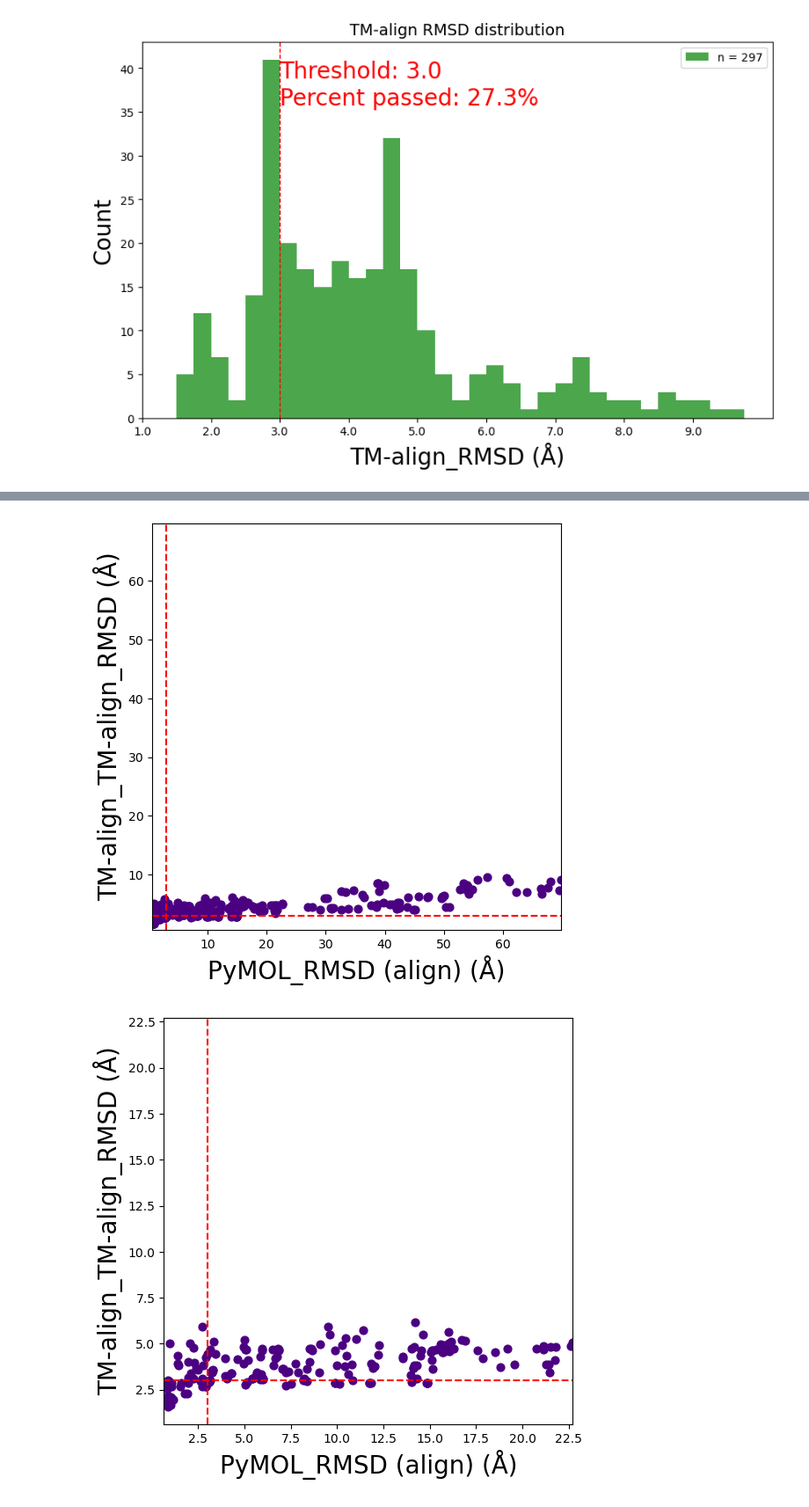
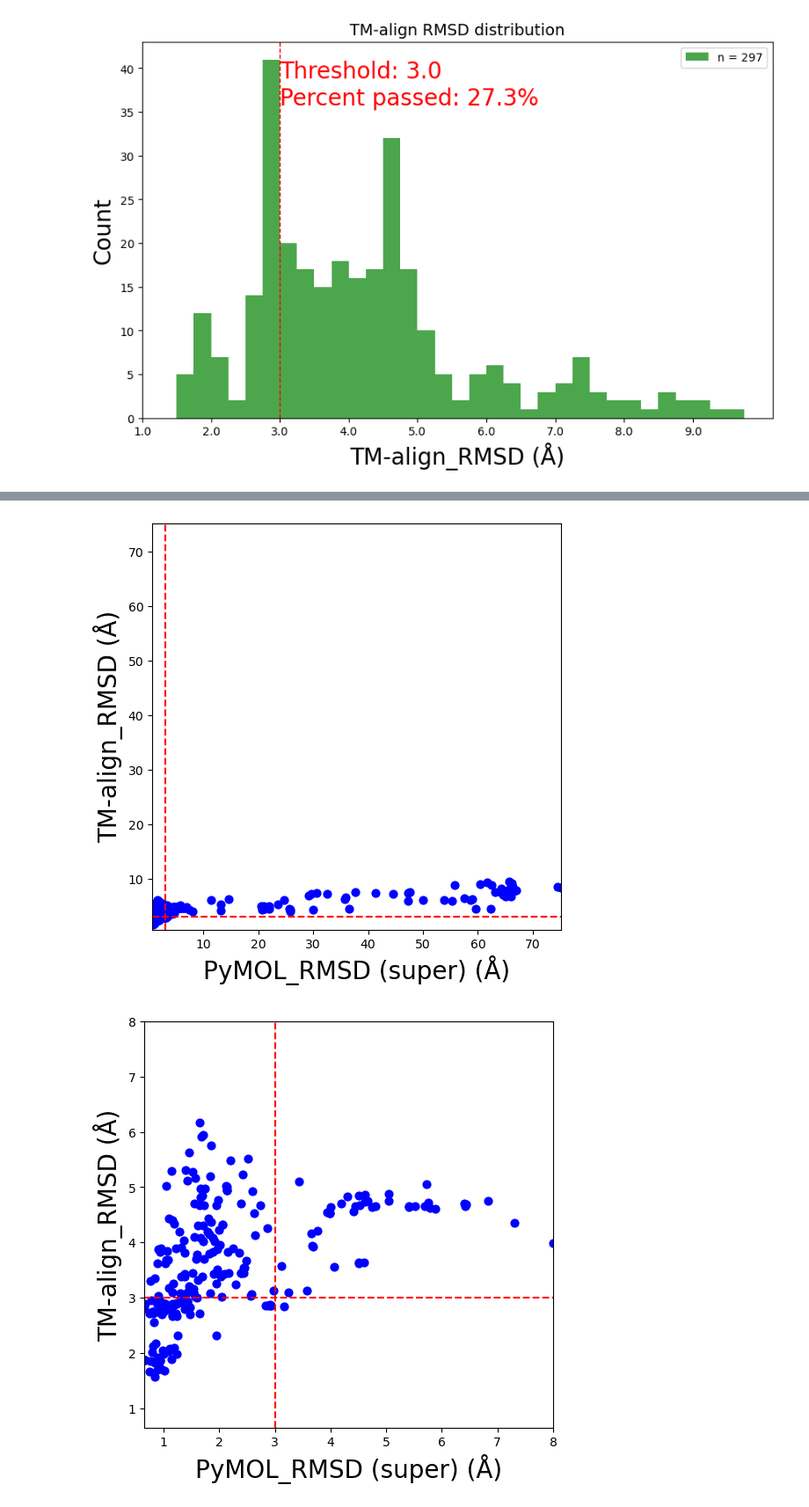
Before and after one commit to juliandeanmoran/BISSH, a Jupyter notebook: vis/plot_pymol_alignment_performance.ipynb, the cells around one changed output, grey strips where cells are left out. Shown at 88% size. Drawn from its saved outputs; the diff is of its cells as text; code cells hidden in the pictures.

```diff
--- a/vis/plot_pymol_alignment_performance.ipynb
+++ b/vis/plot_pymol_alignment_performance.ipynb
@@ -41,8 +41,8 @@ logger = logging.getLogger(__name__)
 #      Args
 # ────────────────────────────────────────────────────────────
 
-PM_ALIGN_METHOD = "align" # set to "cealign", "super", or "align"
-PLOT_COLOUR = "indigo"
+PM_ALIGN_METHOD = "super" # set to "cealign", "super", or "align"
+PLOT_COLOUR = "blue"
 
 args = {
     "data_file_pm_al": f"{INSTALL_PATH}/results/test_pymol_align/pymol_alignment_performance_{PM_ALIGN_METHOD}.tsv",
@@ -360,40 +360,40 @@ plot_scatter(
     col_x=args["col_pm_rmsd"],
     col_y=args["col_tm_rmsd"],
     x_axis_label=f'{args["col_pm_rmsd"]} ({PM_ALIGN_METHOD}) (Å)',
-    y_axis_label=f'TM-align_{args["col_tm_rmsd"]} (Å)',
+    y_axis_label=f'{args["col_tm_rmsd"]} (Å)',
     threshold=3.0,
     dot_colour=PLOT_COLOUR,
     out_path=f"{args['out_dir']}/scatter_pymol-{PM_ALIGN_METHOD}_tm-align_n={len(df_al_metrics)}",
 )
 # %% [output]
-[figure, old version]
+[figure, new version]
 # %%
 # ────────────────────────────────────────────────────────────
 #      Zoomed in scatter
 # ────────────────────────────────────────────────────────────
 
 df_pm_al_filt = df_pm_al.filter(
-    (pl.col(args["col_pm_rmsd"]) <= 25.0)
+    (pl.col(args["col_pm_rmsd"]) <= 10.0)
     .alias(args["col_pm_rmsd"])
 )
 df_pm_al_filt
 
 df_al_metrics_filt = df_tm_al.join(
     df_pm_al_filt,
     left_on=[args["col_tm_query_id"], args["col_tm_target_id"]],
     right_on=[args["col_pm_query_id"], args["col_pm_target_id"]],
     how="inner"
 )
 
 plot_scatter(
     df=df_al_metrics_filt,
     col_x=args["col_pm_rmsd"],
     col_y=args["col_tm_rmsd"],
     x_axis_label=f'{args["col_pm_rmsd"]} ({PM_ALIGN_METHOD}) (Å)',
-    y_axis_label=f'TM-align_{args["col_tm_rmsd"]} (Å)',
+    y_axis_label=f'{args["col_tm_rmsd"]} (Å)',
     dot_colour=PLOT_COLOUR,
     threshold=args["threshold_rmsd"],
     out_path=f"{args['out_dir']}/scatter_pymol-{PM_ALIGN_METHOD}_tm-align_n={len(df_al_metrics_filt)}",
 )
 # %% [output]
-[figure, old version]
+[figure, new version]
```
Also changed, not shown: parts of 2 cells of this notebook, 10 other files.
